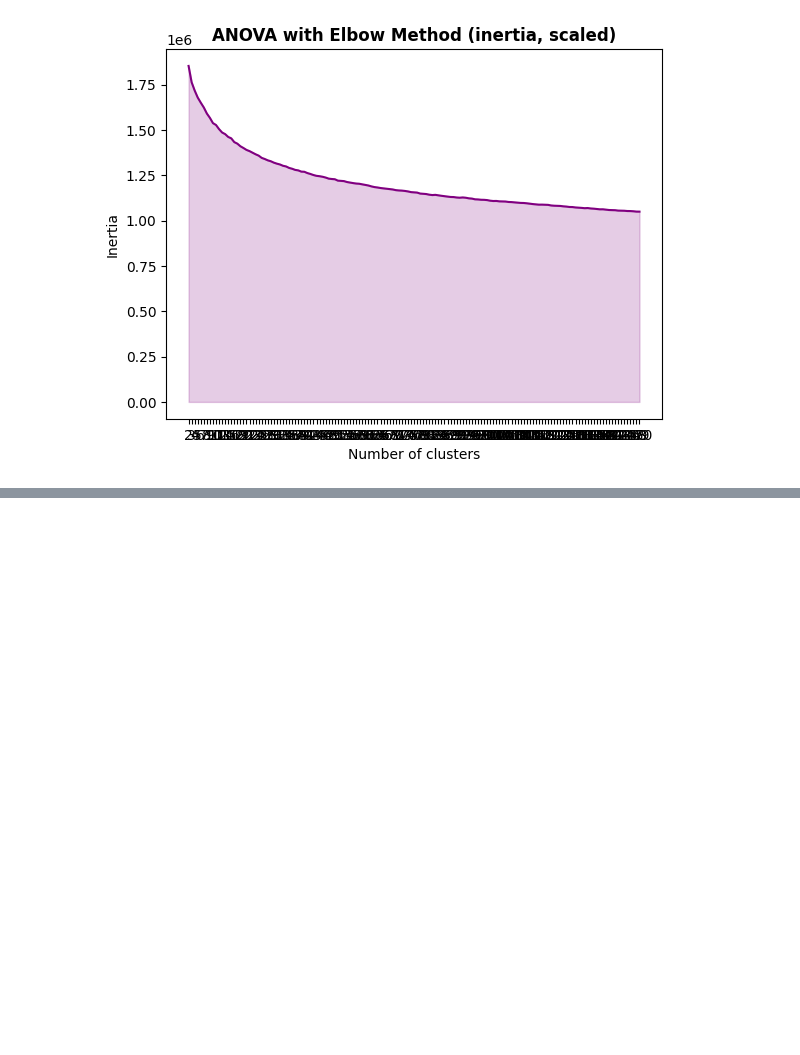
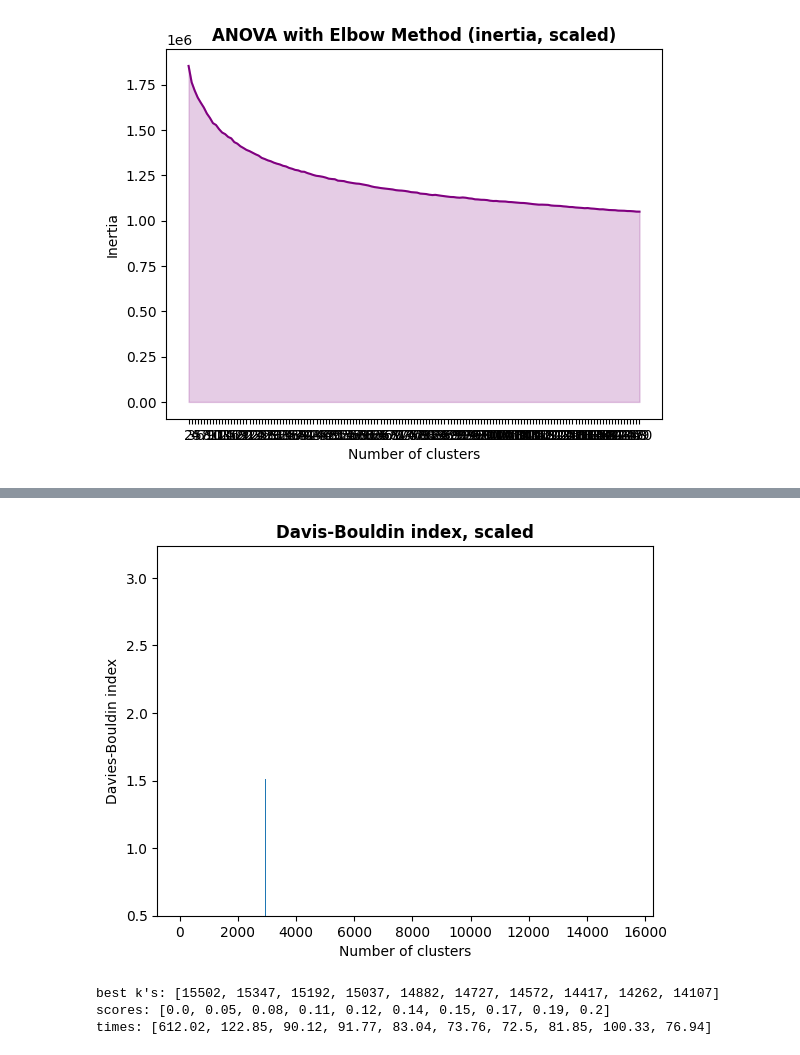
Before and after one commit to Franck-PepperLabs/pepper_automatic_product_classification_engine, a Jupyter notebook: notebooks/img_ml.ipynb, the cells around one changed output, grey strips where cells are left out. Cells and saved outputs as stored; diff of their text form; code cells hidden in the pictures; blank space fills up the shorter version.

```diff
--- a/notebooks/img_ml.ipynb
+++ b/notebooks/img_ml.ipynb
@@ -40,0 +1457,6 @@ descs = data.iloc[:, 2:].values
+# %%
+from img_processing import get_all_1050_dir
+from img_ml import ml_load_desc_data
+data_name = "equ_rsz_gray_ocv_orb_descs"
+sub_dir = "_im_descs/"
+kpts, descs, data = ml_load_desc_data(get_all_1050_dir, sub_dir, data_name)
@@ -103,28 +1898,0 @@ D'abord, on fait de la prédiction partant de la base d'apprentissage... hum.. d
-# %%
-# Creation of histograms (features)
-temps1 = time.time()
-
-def build_histogram(kmeans, des, image_num):
-    res = kmeans.predict(des)
-    hist = np.zeros(len(kmeans.cluster_centers_))
-    nb_des = len(des)
-    if nb_des == 0 :
-        print("problème histogramme image  : ", image_num)
-    for i in res:
-        hist[i] += 1.0 / nb_des
-    return hist
-
-
-# Creation of a matrix of histograms
-hist_vectors = []
-
-for i, image_desc in enumerate(sift_keypoints_by_img) :
-    if i % 100 == 0 :
-        print(i)
-    hist = build_histogram(kmeans, image_desc, i)  # calculates the histogram
-    hist_vectors.append(hist)  # histogram is the feature vector
-
-im_features = np.asarray(hist_vectors)
-
-duration1 = time.time() - temps1
-print("temps de création histogrammes : ", "%15.2f" % duration1, "secondes")
@@ -138,0 +1921,14 @@ temps de création histogrammes :             0.95 secondes
+# %%
+from img_ml import select_k_with_davies_bouldin
+k_min, k_max, k_step = 2, 15_547, 155
+scores, best_ks, dts = select_k_with_davies_bouldin(
+    descs, normalize=True, k_min=k_min, k_max=k_max, k_step=k_step
+)
+print("best k's:", best_ks[:10])
+print("scores:", [round(scores[(i-k_min)//k_step], 2) for i in best_ks[:10]])
+print("times:", [round(dts[(i-k_min)//k_step], 2) for i in best_ks[:10]])
+# %% [output]
+[figure, added]
+best k's: [15502, 15347, 15192, 15037, 14882, 14727, 14572, 14417, 14262, 14107]
+scores: [0.0, 0.05, 0.08, 0.11, 0.12, 0.14, 0.15, 0.17, 0.19, 0.2]
+times: [612.02, 122.85, 90.12, 91.77, 83.04, 73.76, 72.5, 81.85, 100.33, 76.94]
```
Also changed, not shown: parts of 140 cells of this notebook, 15 other files.
